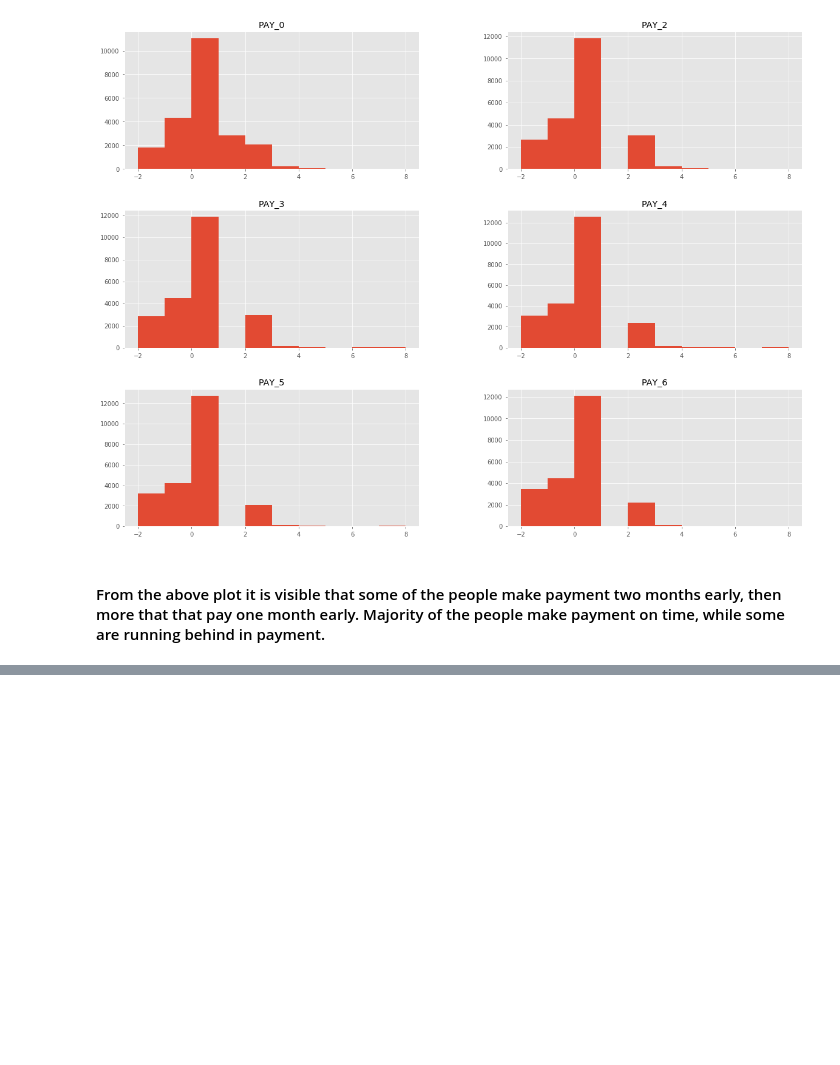
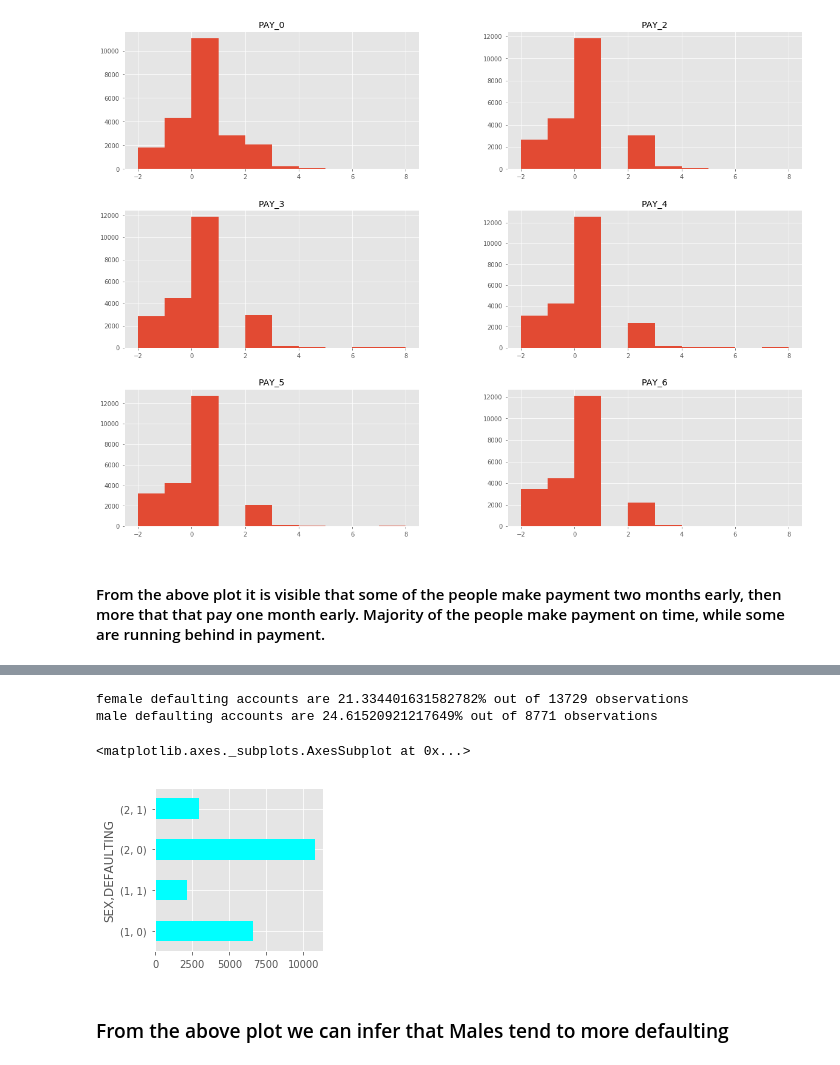
Before and after one commit to RaghwendraSingh/DataChallenge, a Jupyter notebook: notebooks/Defaulting.ipynb, the cells around one changed output, grey strips where cells are left out. Cells and saved outputs as stored; diff of their text form; code cells hidden in the pictures; blank space fills up the shorter version.

```diff
--- a/notebooks/Defaulting.ipynb
+++ b/notebooks/Defaulting.ipynb
@@ -71,0 +116,14 @@ plt.show()
+# %%
+fig = plt.figure()
+fig.set_size_inches(3,3)
+d = df.groupby(['SEX', 'DEFAULTING']).size().reset_index()
+print("female defaulting accounts are {0}% out of {1} observations".format(100* d[0][3]/(d[0][3]+d[0][2]), d[0][3]+d[0][2]))
+print("male defaulting accounts are {0}% out of {1} observations".format(100* d[0][1]/(d[0][1]+d[0][0]), d[0][1]+d[0][0]))
+df.groupby(['SEX', 'DEFAULTING']).size().plot(kind='barh', color='cyan')
+# %% [output]
+female defaulting accounts are 21.334401631582782% out of 13729 observations
+male defaulting accounts are 24.61520921217649% out of 8771 observations
+<matplotlib.axes._subplots.AxesSubplot at 0x...>
+[figure, added]
+# %% [markdown]
+### From the above plot we can infer that Males tend to more defaulting
```
Also changed, not shown: parts of 8 cells of this notebook.
